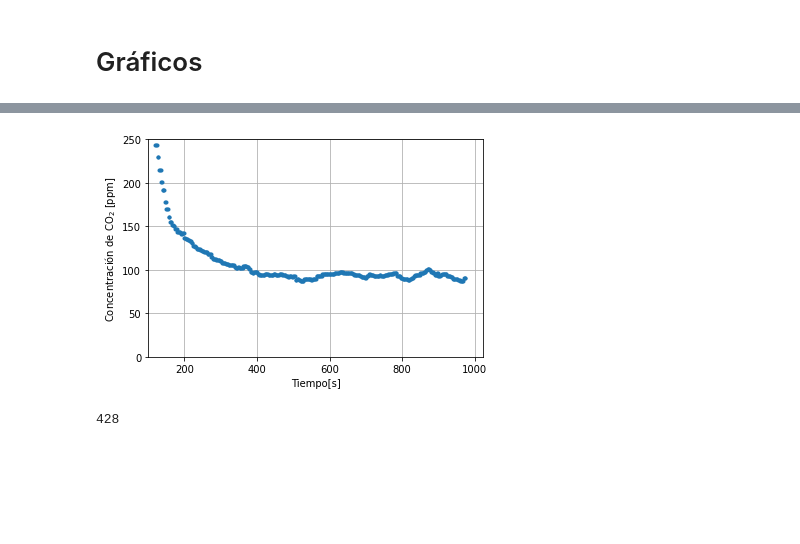
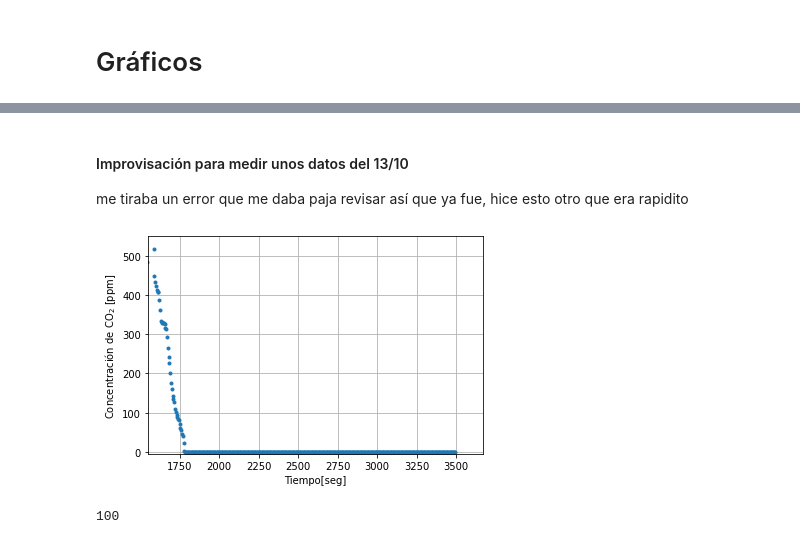
Before and after one commit to fyulita/laboratorio-6-y-7, a Jupyter notebook: Arduino/notebook-co2.ipynb, the cells around one changed output, grey strips where cells are left out. Drawn from its saved outputs; the diff is of its cells as text; code cells hidden in the pictures; blank space fills up the shorter version.

```diff
--- a/Arduino/notebook-co2.ipynb
+++ b/Arduino/notebook-co2.ipynb
@@ -97,14 +94,27 @@ tiempo=np.arange(0,2*len(data),2)
-# %%
-plt.plot(tiempo,data,'.')
-plt.grid(True)
-plt.xlabel('Tiempo[s]')
-plt.ylim(0,250)
-plt.xlim(100,)
-plt.ylabel('Concentración de CO$_2$ [ppm]')
-plt.show()
-# %% [output]
-[figure, removed]
-# %%
-len(data)
-# %% [output]
-428
+# %% [markdown]
+#### Improvisación para medir unos datos del 13/10
+me tiraba un error que me daba paja revisar así que ya fue, hice esto otro que era rapidito
+# %%
+df0_1 = pd.read_csv(f"{PATH}/data_16.csv", sep=',')
+data_1=df0_1.CO2.to_numpy()
+df0_2 = pd.read_csv(f"{PATH}/data_17.csv", sep=',')
+data_2=df0_2.CO2.to_numpy()
+
+data=np.concatenate([data_1,data_2])
+
+#data=df0.CO2.to_numpy()
+tiempo=np.arange(0,5*len(data),5)
+# %%
+plt.plot(tiempo,data,'.')
+plt.grid(True)
+plt.xlabel('Tiempo[seg]')
+plt.ylim(-5,550)
+plt.xlim(1550,)
+plt.ylabel('Concentración de CO$_2$ [ppm]')
+plt.show()
+# %% [output]
+[figure, added]
+# %%
+len(data)
+# %% [output]
+100
```
Also changed, not shown: parts of 7 cells of this notebook, 16 other files.
